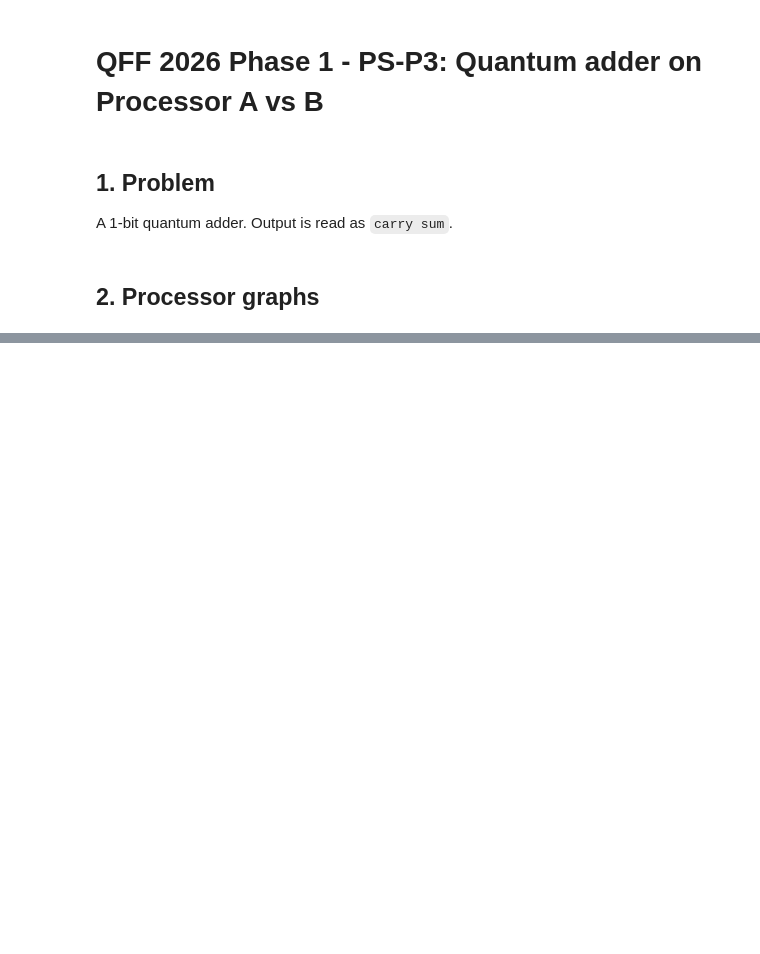
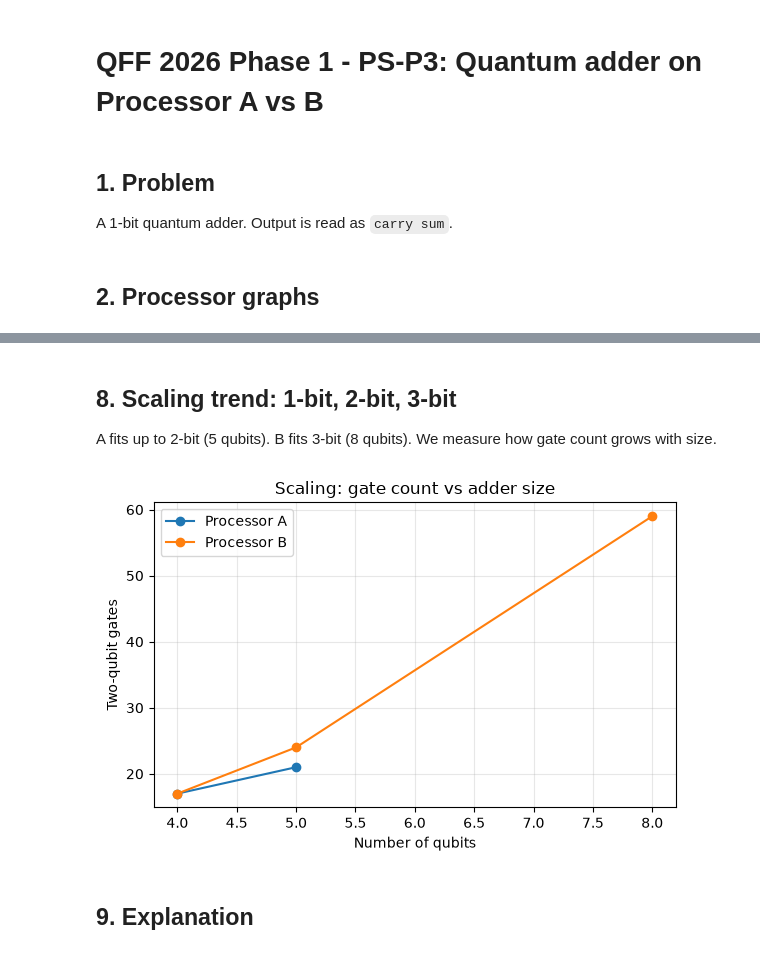
Before and after one commit to ArshadullaShaik/Concurrence, a Jupyter notebook: main.ipynb, the cells around one changed output, grey strips where cells are left out. Cells and saved outputs as stored; diff of their text form; code cells hidden in the pictures; blank space fills up the shorter version.

Commit message:
expanded more for the circuit

```diff
--- a/main.ipynb
+++ b/main.ipynb
@@ -35,0 +69,20 @@ table
+# %%
+import statistics as st
+from src.routing import compile_for
+from src.metrics import circuit_metrics
+
+rows = []
+for level in (0, 1):
+    for name, proc in [("A", A), ("B", B)]:
+        gates, depths = [], []
+        for seed in range(30):
+            m = circuit_metrics(compile_for(two_bit_adder(3, 3), proc, optimization_level=level, seed=seed))
+            gates.append(m["two_qubit_gates"])
+            depths.append(m["depth"])
+        rows.append({"opt_level": level, "processor": name,
+                     "2q_mean": round(st.mean(gates), 1), "2q_sd": round(st.stdev(gates), 1),
+                     "2q_min": min(gates), "2q_max": max(gates),
+                     "depth_mean": round(st.mean(depths), 1)})
+seed_table = pd.DataFrame(rows)
+seed_table.to_csv("results/tables/seed_sweep.csv", index=False)
+seed_table
@@ -35,0 +158,44 @@ table
+# %% [markdown]
+## 8. Scaling trend: 1-bit, 2-bit, 3-bit
+A fits up to 2-bit (5 qubits). B fits 3-bit (8 qubits). We measure how gate count grows with size.
+# %%
+from src.problem import three_bit_adder, expected_three_bit
+import matplotlib.pyplot as plt
+
+rows = []
+# 1-bit on A and B (from section 3 data, reusing seed=1)
+for name, proc in [("A", A), ("B", B)]:
+    _, _, m1 = run_on(one_bit_adder(1, 1), proc, shots=2048, noisy=False, seed=1)
+    rows.append({"processor": name, "adder_size": "1-bit", "qubits": 4,
+                 "two_qubit_gates": m1["two_qubit_gates"], "depth": m1["depth"]})
+# 2-bit on A and B
+for name, proc in [("A", A), ("B", B)]:
+    _, _, m2 = run_on(two_bit_adder(3, 3), proc, shots=2048, noisy=False, seed=1)
+    rows.append({"processor": name, "adder_size": "2-bit", "qubits": 5,
+                 "two_qubit_gates": m2["two_qubit_gates"], "depth": m2["depth"]})
+# 3-bit on B only (does not fit on A)
+_, _, m3 = run_on(three_bit_adder(7, 7), B, shots=2048, noisy=False, seed=1)
+rows.append({"processor": "B", "adder_size": "3-bit", "qubits": 8,
+             "two_qubit_gates": m3["two_qubit_gates"], "depth": m3["depth"]})
+
+scaling_table = pd.DataFrame(rows)
+scaling_table.to_csv("results/tables/scaling_trend.csv", index=False)
+scaling_table
+
+# Plot
+fig, ax = plt.subplots(figsize=(6, 4))
+for name, proc_data in scaling_table.groupby("processor"):
+    proc_data = proc_data.sort_values("qubits")
+    ax.plot(proc_data["qubits"], proc_data["two_qubit_gates"], "o-", label=f"Processor {name}")
+ax.set_xlabel("Number of qubits")
+ax.set_ylabel("Two-qubit gates")
+ax.set_title("Scaling: gate count vs adder size")
+ax.legend()
+ax.grid(True, alpha=0.3)
+plt.tight_layout()
+plt.savefig("results/figures/scaling_trend.png", dpi=150)
+plt.show()
+# %% [output]
+[figure, added]
+# %% [markdown]
+## 9. Explanation
```
Also changed, not shown: parts of 16 cells of this notebook, 12 other files.
